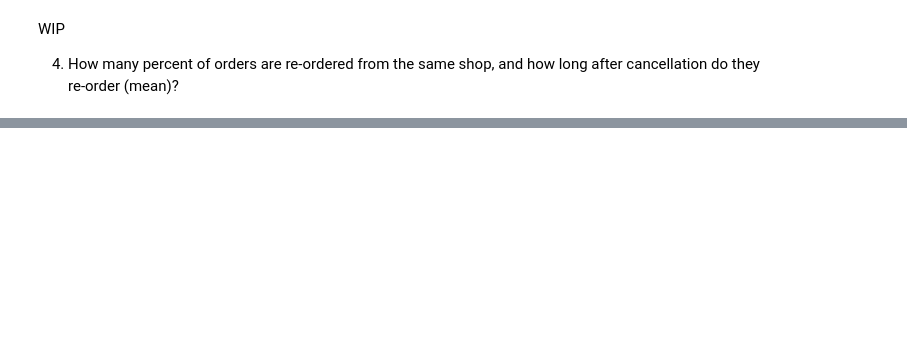
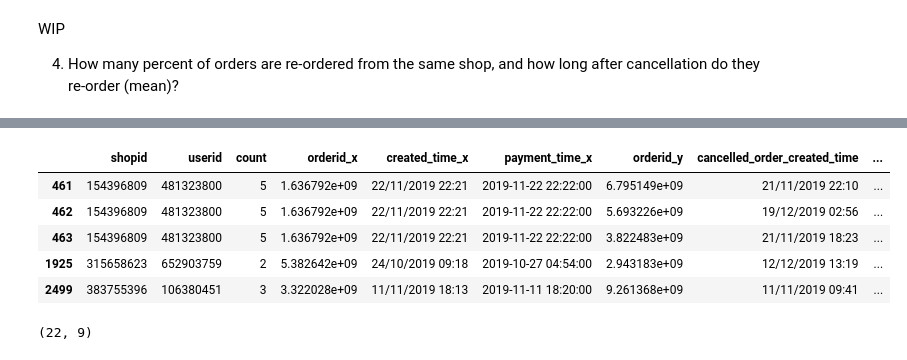
Before and after one commit to flowy-data/ShopeeCodeLeagueWorkshops, a Jupyter notebook: Pandas Workshop by Shopee/Pandas_Workshop.ipynb, the cells around one changed output, grey strips where cells are left out. Cells and saved outputs as stored; diff of their text form; code cells hidden in the pictures; blank space fills up the shorter version.

```diff
--- a/Pandas Workshop by Shopee/Pandas_Workshop.ipynb
+++ b/Pandas Workshop by Shopee/Pandas_Workshop.ipynb
@@ -202,0 +469,13 @@ WIP
+# %%
+df_re_ordered = df_users_2[df_users_2["created_time_x"]>df_users_2["cancelled_order_created_time"]]
+df_re_ordered.head()
+
+df_re_ordered.shape
+# %% [output]
+|  | shopid | userid | count | orderid_x | created_time_x | payment_time_x | orderid_y | cancelled_order_created_time | ... |
+| 461 | 154396809 | 481323800 | 5 | 1.636792e+09 | 22/11/2019 22:21 | 2019-11-22 22:22:00 | 6.795149e+09 | 21/11/2019 22:10 | ... |
+| 462 | 154396809 | 481323800 | 5 | 1.636792e+09 | 22/11/2019 22:21 | 2019-11-22 22:22:00 | 5.693226e+09 | 19/12/2019 02:56 | ... |
+| 463 | 154396809 | 481323800 | 5 | 1.636792e+09 | 22/11/2019 22:21 | 2019-11-22 22:22:00 | 3.822483e+09 | 21/11/2019 18:23 | ... |
+| 1925 | 315658623 | 652903759 | 2 | 5.382642e+09 | 24/10/2019 09:18 | 2019-10-27 04:54:00 | 2.943183e+09 | 12/12/2019 13:19 | ... |
+| 2499 | 383755396 | 106380451 | 3 | 3.322028e+09 | 11/11/2019 18:13 | 2019-11-11 18:20:00 | 9.261368e+09 | 11/11/2019 09:41 | ... |
+(22, 9)
```
Also changed, not shown: parts of 29 cells of this notebook.
